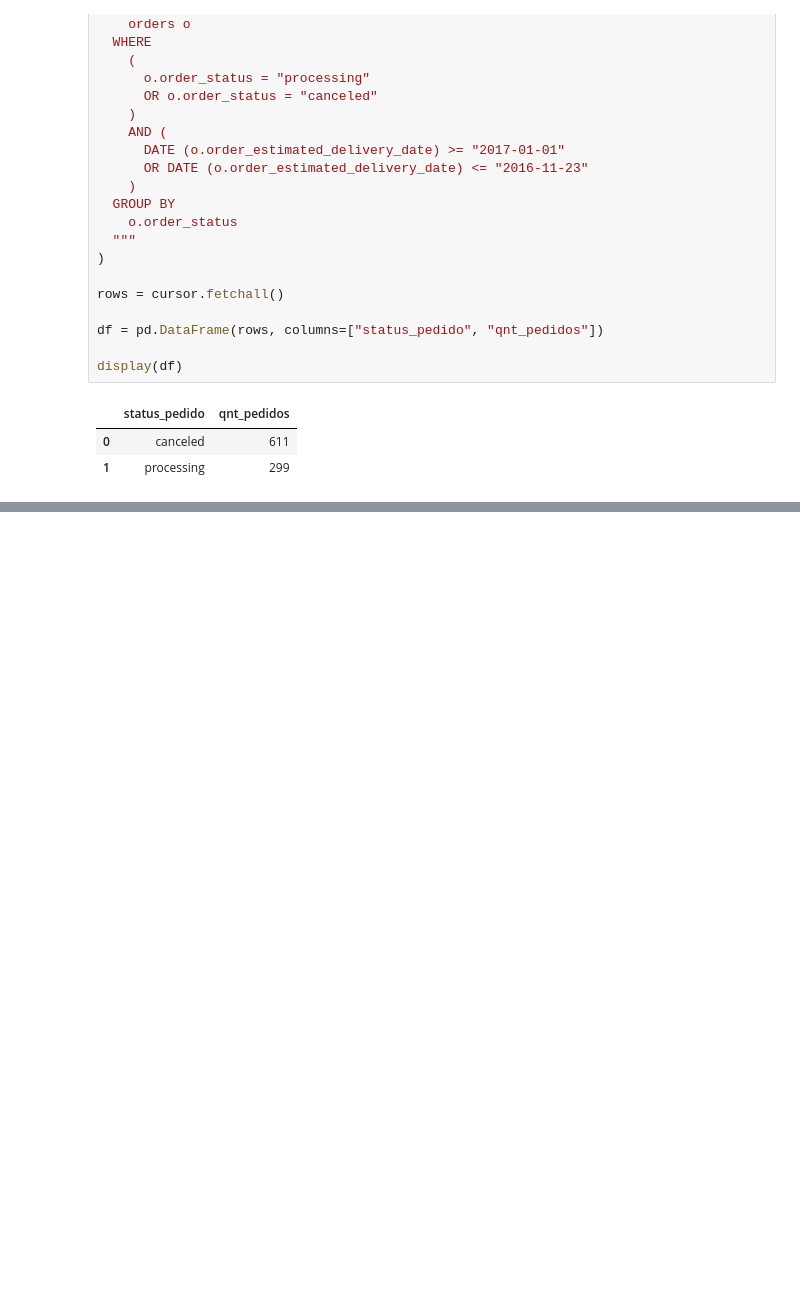
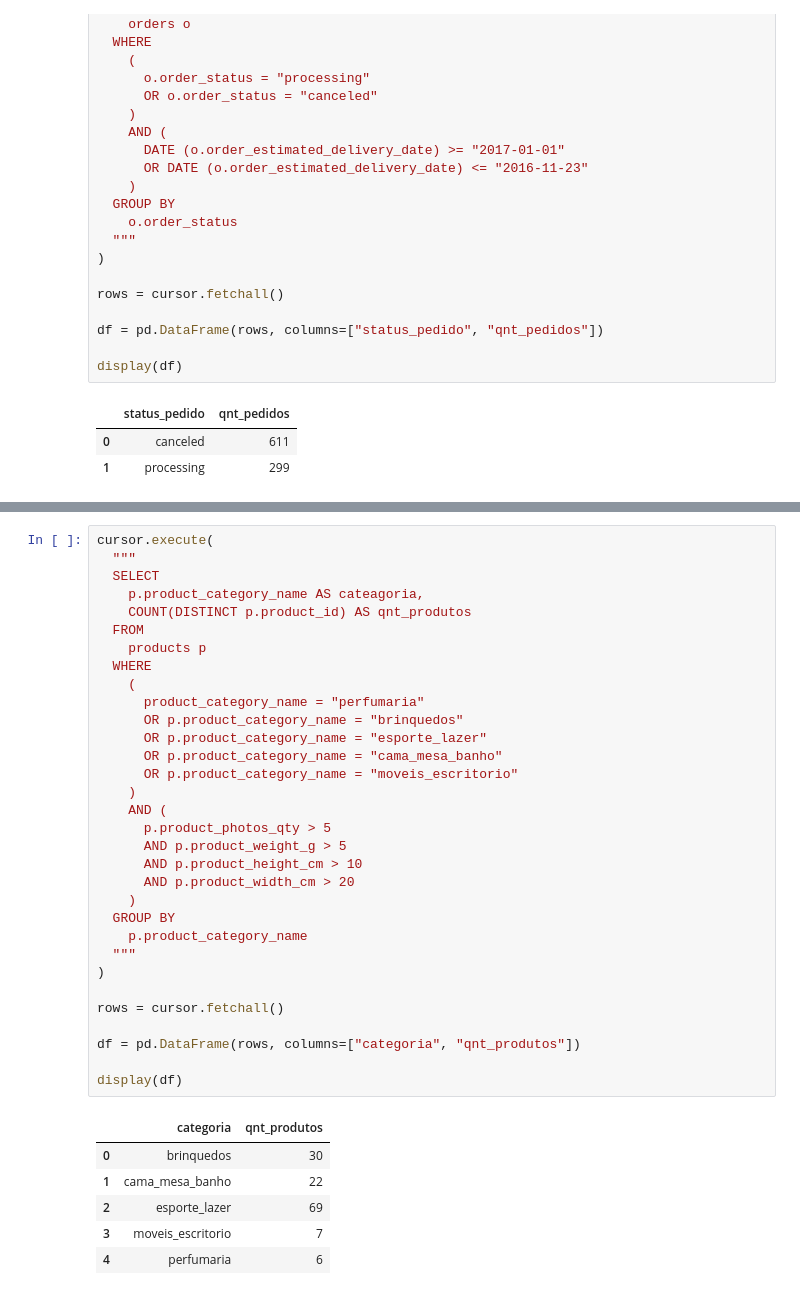
Before and after one commit to C41m/C41m-sql_ecommerce, a Jupyter notebook: sql.ipynb, the cells around one changed output, grey strips where cells are left out. Drawn from its saved outputs; the diff is of its cells as text; blank space fills up the shorter version.

```diff
--- a/sql.ipynb
+++ b/sql.ipynb
@@ -1256,0 +1259,39 @@ display(df)
+# %%
+cursor.execute(
+  """
+  SELECT
+    p.product_category_name AS cateagoria,
+    COUNT(DISTINCT p.product_id) AS qnt_produtos
+  FROM
+    products p
+  WHERE
+    (
+      product_category_name = "perfumaria"
+      OR p.product_category_name = "brinquedos"
+      OR p.product_category_name = "esporte_lazer"
+      OR p.product_category_name = "cama_mesa_banho"
+      OR p.product_category_name = "moveis_escritorio"
+    )
+    AND (
+      p.product_photos_qty > 5
+      AND p.product_weight_g > 5
+      AND p.product_height_cm > 10
+      AND p.product_width_cm > 20
+    )
+  GROUP BY
+    p.product_category_name
+  """
+)
+
+rows = cursor.fetchall()
+
+df = pd.DataFrame(rows, columns=["categoria", "qnt_produtos"])
+
+display(df)
+# %% [output]
+|  | categoria | qnt_produtos |
+| 0 | brinquedos | 30 |
+| 1 | cama_mesa_banho | 22 |
+| 2 | esporte_lazer | 69 |
+| 3 | moveis_escritorio | 7 |
+| 4 | perfumaria | 6 |
```
Also changed, not shown: parts of 1 cell of this notebook, 1 other file.
